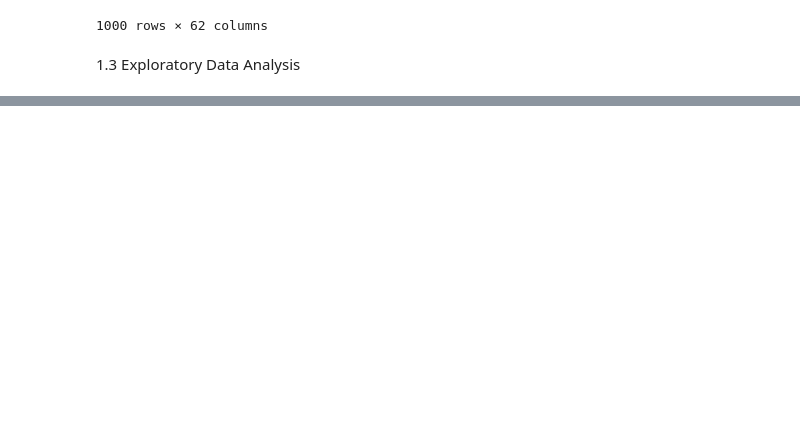
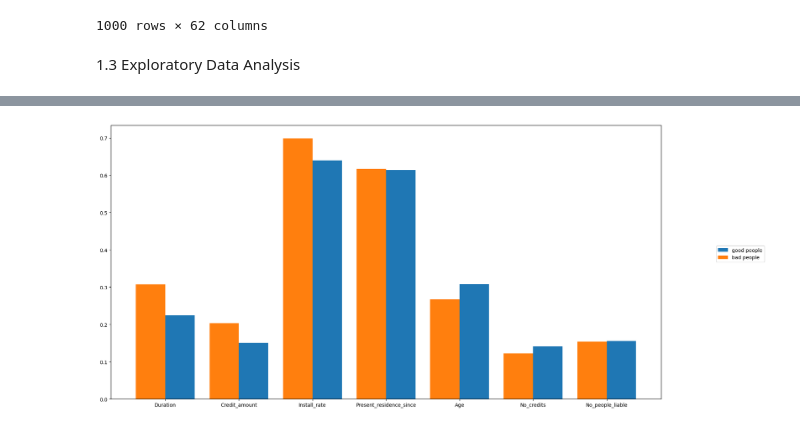
Before and after one commit to MR-NBD/ML4N--Adversarial-Attacks-Polito-2023-24, a Jupyter notebook: Adversarial Attack.ipynb, the cells around one changed output, grey strips where cells are left out. Saved outputs shown, nothing was run; the diff lists cells and outputs as text; code cells hidden in the pictures; blank space fills up the shorter version.

```diff
--- a/Adversarial Attack.ipynb
+++ b/Adversarial Attack.ipynb
@@ -129,25 +141,76 @@ X_test_scaled = scaler.transform(X_test)
 # %% [markdown]
 1.3 Exploratory Data Analysis
 # %%
-#Histograms of average values
-
-#creating a copy of the whole pandas df_encoded database and removing the label column
-
-df_normalized_no_label = df_encoded.copy()
-df_normalized_no_label = df_encoded.drop("good/bad", axis = 1)
-display(df_normalized_no_label)
-
-columns_means = df_normalized_no_label.mean().tolist()
-columns_means
-
-#sns.histplot(data=means, *, x=None, y=None, hue=None, weights=None, stat='count', bins='auto', binwidth=None, binrange=None, discrete=None, cumulative=False, common_bins=True, common_norm=True, multiple='layer', element='bars', fill=True, shrink=1, kde=False, kde_kws=None, line_kws=None, thresh=0, pthresh=None, pmax=None, cbar=False, cbar_ax=None, cbar_kws=None, palette=None, hue_order=None, hue_norm=None, color=None, log_scale=None, legend=True, ax=None, **kwargs)
-# display(df_encoded)
+####### Histograms of average values
 
 
-#Scatter plots of most interestring features????
+### removing useless columns for means
 
-#Correlation Matrices
+## Creating the list with the categorical attributes to be encoded
+to_remove_new = []
+attributes_numerical = ["Duration", "Credit_amount", "Install_rate",
+              "Present_residence_since","Age","No_credits",
+              "No_people_liable","good/bad"]
 
-#Provide insights into under-lying patterns and, most importantly,
-#identify features significantly influencing loan risk classification
+
+for el in df_normalized.columns.tolist():
+    if el in attributes_numerical:
+        pass
+    else:
+        to_remove_new.append(el)
+#print(to_remove_new)
+
+df_normalized_numerical = df_normalized.drop(to_remove_new, axis = 1)
+#display(df_normalized_numerical)
+
+
+####### separating "good customer" from "bad customer" data
+
+df_normalized_good = df_normalized_numerical.loc[df_normalized["good/bad"]==0.0]
+#display(df_normalized_good)
+df_normalized_bad = df_normalized_numerical.loc[df_normalized["good/bad"]==1.0]
+#display(df_normalized_good)
+
+
+####### removing the label column
+
+df_normalized_no_label_good = df_normalized_good.drop("good/bad", axis = 1)
+df_normalized_no_label_bad = df_normalized_bad.drop("good/bad", axis = 1)
+# display(df_normalized_no_label_good)
+
+####### calculating means
+
+columns_means_good = df_normalized_no_label_good.mean().tolist()
+columns_means_bad = df_normalized_no_label_bad.mean().tolist()
+
+####### showing the bar plot
+x = np.arange(7)
+width = 0.4
+fig, ax = plt.subplots(figsize=(20, 10))
+ax.bar(x+width/2, columns_means_good, width=0.4, label="good people")
+ax.bar(x-width/2, columns_means_bad, width=0.4, label="bad people")
+ax.set_xticks(x, df_normalized_no_label_good.columns.tolist())
+ax.legend(loc=(1.1,0.5))
+plt.show()
+
+
+####### Scatter plots of most interestring features????
+
+####### Correlation Matrices
+
+####### Provide insights into under-lying patterns and, most importantly,
+####### identify features significantly influencing loan risk classification
+
+
+
+
+
+
+
+
+
+
+####### pandas series to numpy
+
+#type(df_normalized_no_label.mean().to_numpy())
 # %% [output]
@@ -183,0 +217 @@ columns_means
+[figure, added]
```
Also changed, not shown: parts of 3 cells of this notebook.
